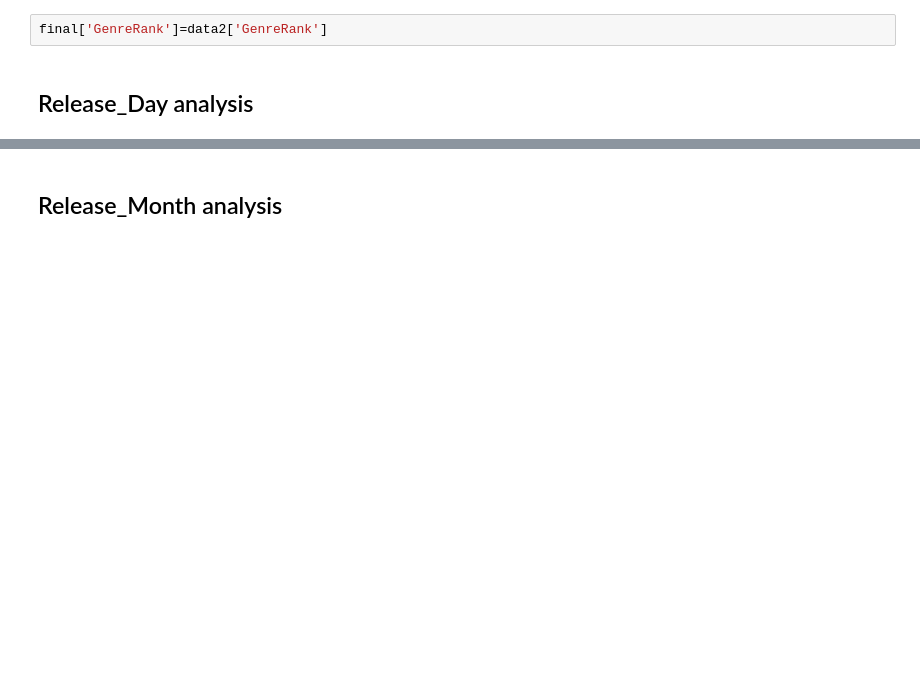
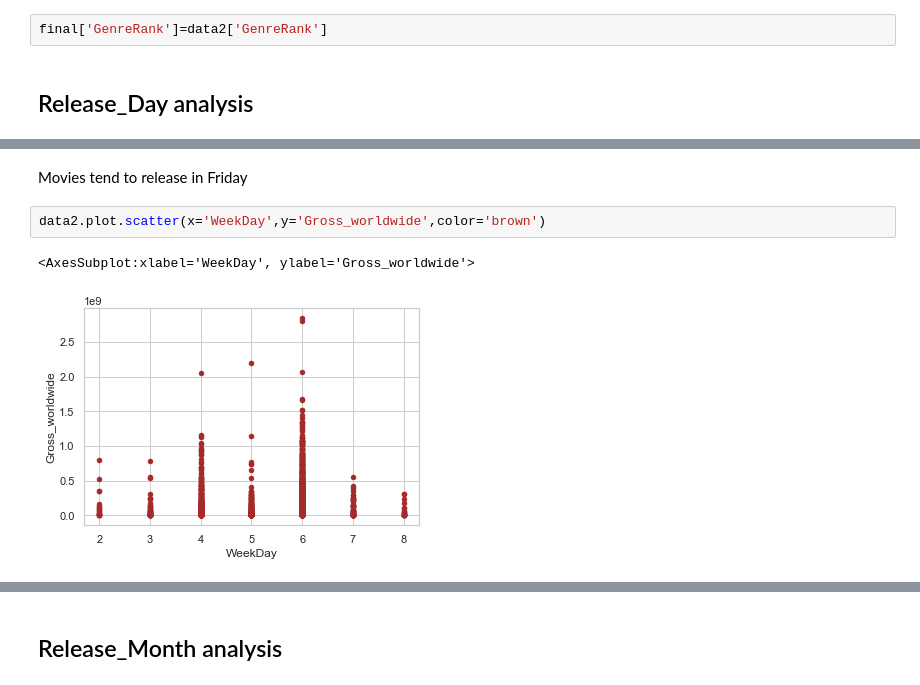
Before and after one commit to theobmgit/bor-prediction-analysis, a Jupyter notebook: notebook/FeatureEngineering.ipynb, the cells around one changed output, grey strips where cells are left out. Cells and saved outputs as stored; diff of their text form; blank space fills up the shorter version.

```diff
--- a/notebook/FeatureEngineering.ipynb
+++ b/notebook/FeatureEngineering.ipynb
@@ -264,0 +289,7 @@ final['GenreRank']=data2['GenreRank']
+# %% [markdown]
+Movies tend to release in Friday
+# %%
+data2.plot.scatter(x='WeekDay',y='Gross_worldwide',color='brown')
+# %% [output]
+<AxesSubplot:xlabel='WeekDay', ylabel='Gross_worldwide'>
+[figure, added]
```
Also changed, not shown: parts of 38 cells of this notebook, 1 other file.
